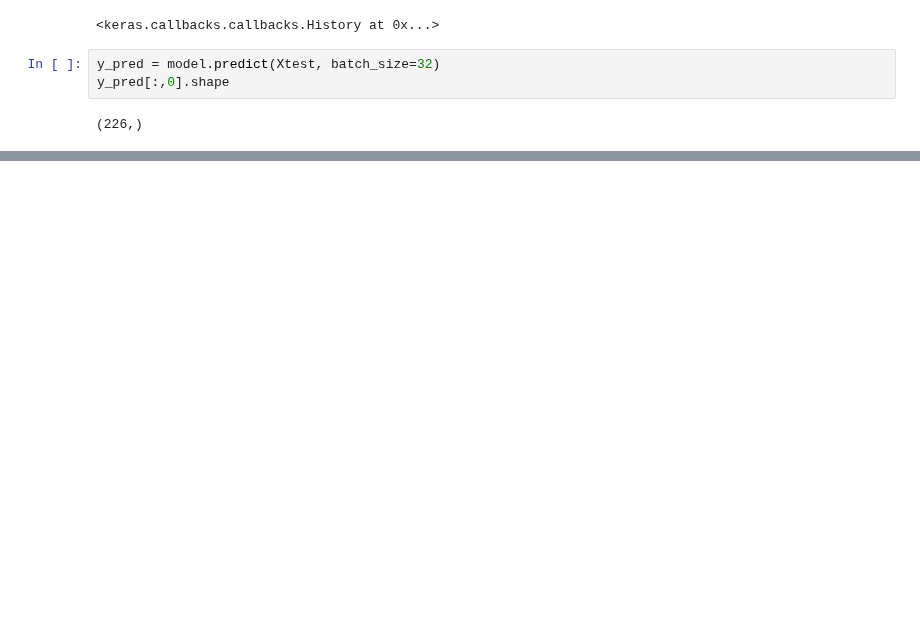
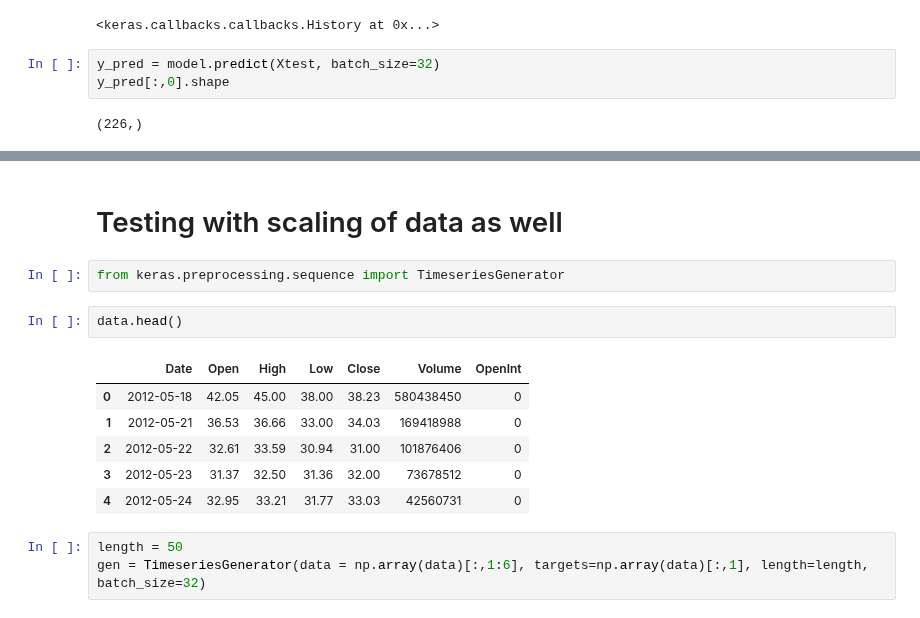
Before and after one commit to vagabundoo/predicting_financial_markets_deep_learning, a Jupyter notebook: workflow/01-03-multivariate-model-testing.ipynb, the cells around one changed output, grey strips where cells are left out. Cells and saved outputs as stored; diff of their text form; blank space fills up the shorter version.

Commit message:
managed to get generators to work

```diff
--- a/workflow/01-03-multivariate-model-testing.ipynb
+++ b/workflow/01-03-multivariate-model-testing.ipynb
@@ -89,0 +247,16 @@ sns.scatterplot(x=ytest, y=y_pred[:,0])
+# %% [markdown]
+# Testing with scaling of data as well
+# %%
+from keras.preprocessing.sequence import TimeseriesGenerator
+# %%
+data.head()
+# %% [output]
+|  | Date | Open | High | Low | Close | Volume | OpenInt |
+| 0 | 2012-05-18 | 42.05 | 45.00 | 38.00 | 38.23 | 580438450 | 0 |
+| 1 | 2012-05-21 | 36.53 | 36.66 | 33.00 | 34.03 | 169418988 | 0 |
+| 2 | 2012-05-22 | 32.61 | 33.59 | 30.94 | 31.00 | 101876406 | 0 |
+| 3 | 2012-05-23 | 31.37 | 32.50 | 31.36 | 32.00 | 73678512 | 0 |
+| 4 | 2012-05-24 | 32.95 | 33.21 | 31.77 | 33.03 | 42560731 | 0 |
+# %%
+length = 50
+gen = TimeseriesGenerator(data = np.array(data)[:,1:6], targets=np.array(data)[:,1], length=length, batch_size=32)
```
Also changed, not shown: parts of 23 cells of this notebook.
